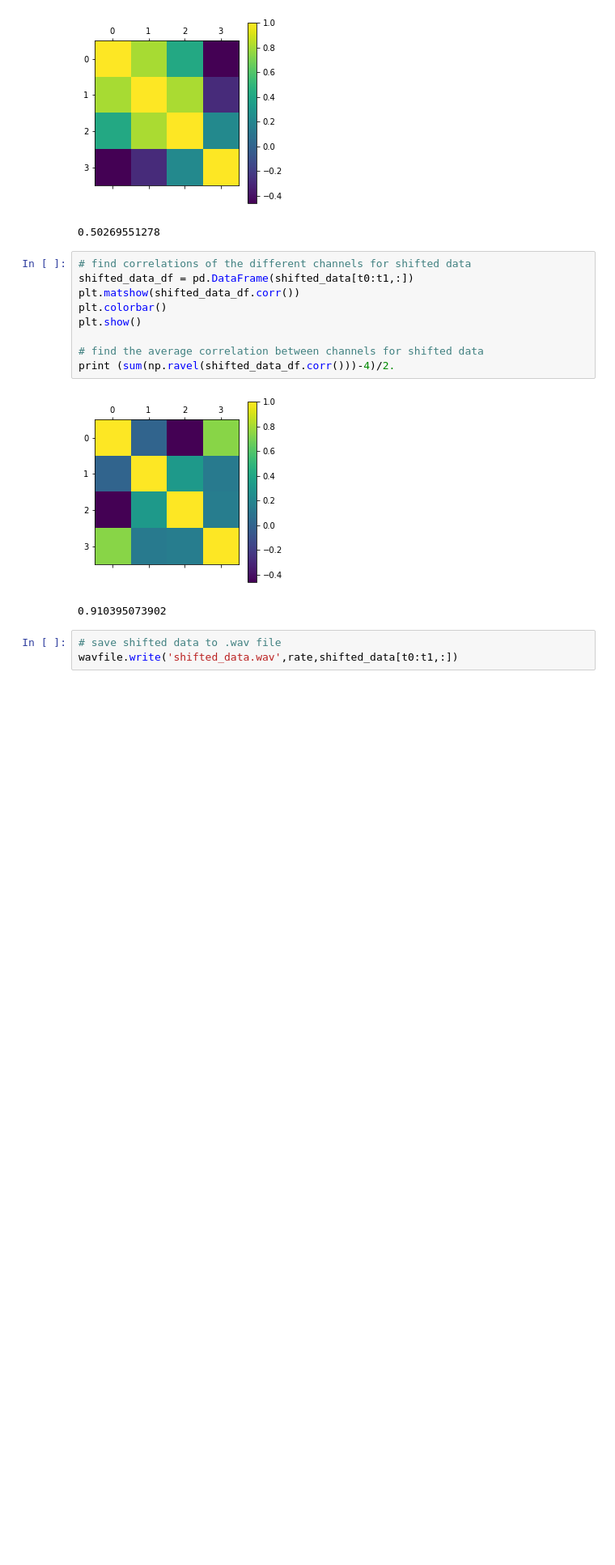
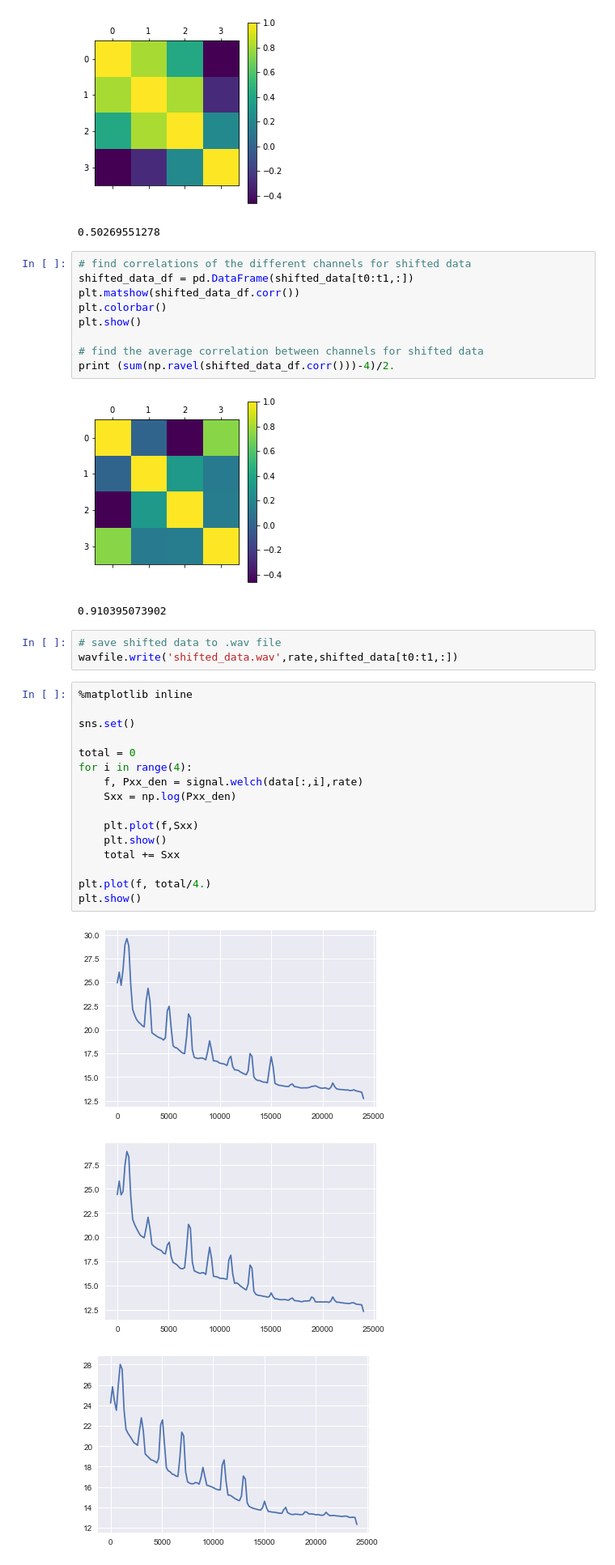
Before and after one commit to nickvazz/BenediktBeamForming, a Jupyter notebook: Test.ipynb, the cells around one changed output. Shown at 81% size. Saved outputs shown, nothing was run; the diff lists cells and outputs as text; blank space fills up the shorter version.

```diff
--- a/Test.ipynb
+++ b/Test.ipynb
@@ -298,3 +300,23 @@ print (sum(np.ravel(shifted_data_df.corr()))-4)/2.
 # %%
 # save shifted data to .wav file
 wavfile.write('shifted_data.wav',rate,shifted_data[t0:t1,:])
+# %%
+%matplotlib inline
+
+sns.set()
+
+total = 0
+for i in range(4):
+    f, Pxx_den = signal.welch(data[:,i],rate)
+    Sxx = np.log(Pxx_den)
+
+    plt.plot(f,Sxx)
+    plt.show()
+    total += Sxx
+
+plt.plot(f, total/4.)
+plt.show()
+# %% [output]
+[figure, added]
+[figure, added]
+[figure, added]
```
Also changed, not shown: parts of 6 cells of this notebook, 1 other file.
